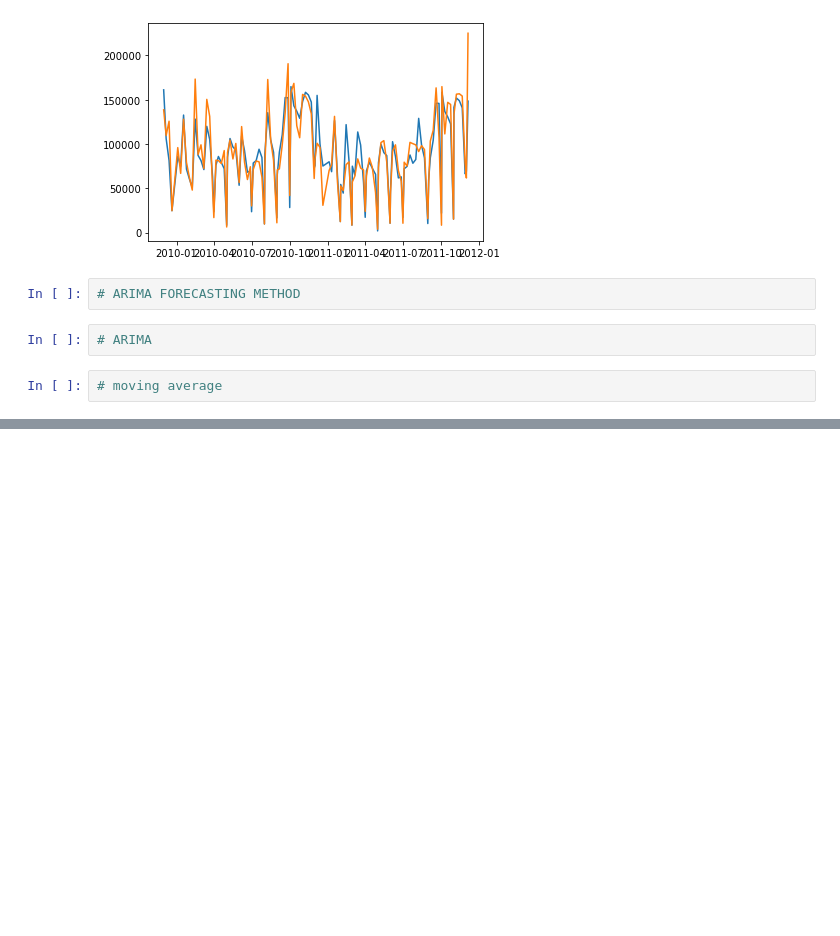
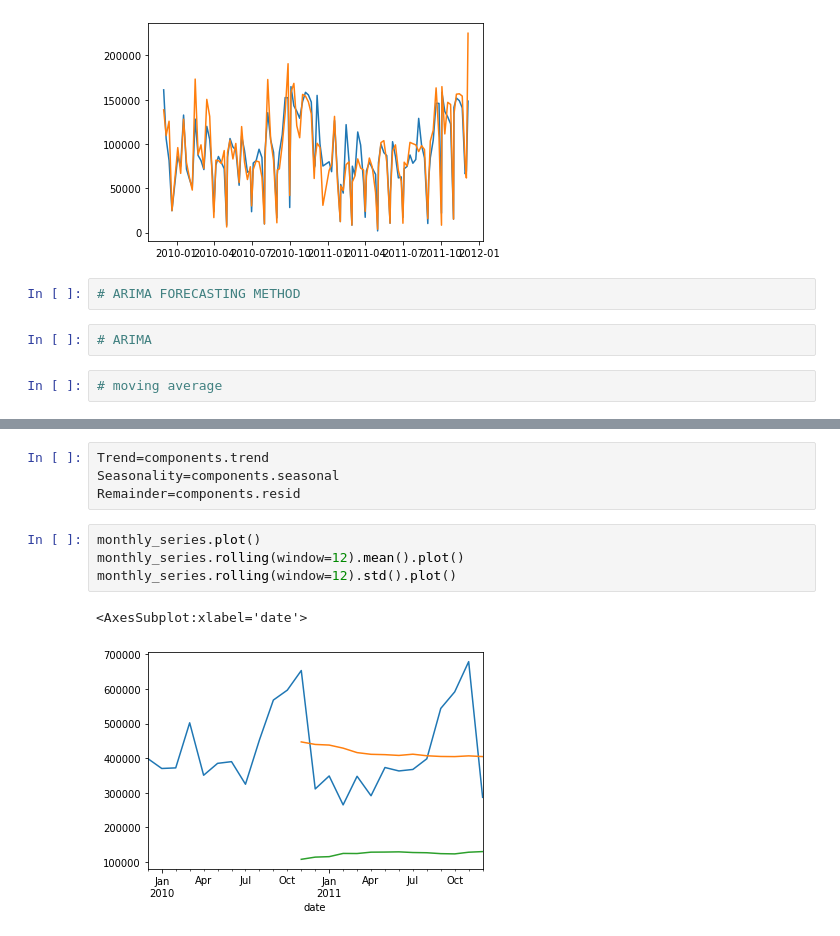
Before and after one commit to Naveen-janakiraman/Projects, a Jupyter notebook: Supply chain Retail forecasting.ipynb, the cells around one changed output, grey strips where cells are left out. Saved outputs shown, nothing was run; the diff lists cells and outputs as text; blank space fills up the shorter version.

```diff
--- a/Supply chain Retail forecasting.ipynb
+++ b/Supply chain Retail forecasting.ipynb
@@ -261,0 +407,11 @@ import warnings
+# %%
+Trend=components.trend
+Seasonality=components.seasonal
+Remainder=components.resid
+# %%
+monthly_series.plot()
+monthly_series.rolling(window=12).mean().plot()
+monthly_series.rolling(window=12).std().plot()
+# %% [output]
+<AxesSubplot:xlabel='date'>
+[figure, added]
```
Also changed, not shown: parts of 42 cells of this notebook.
